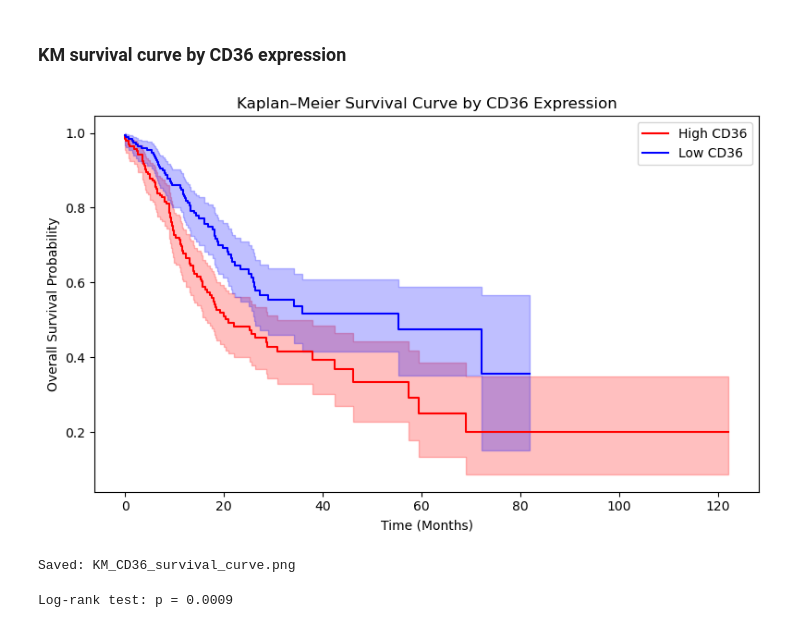
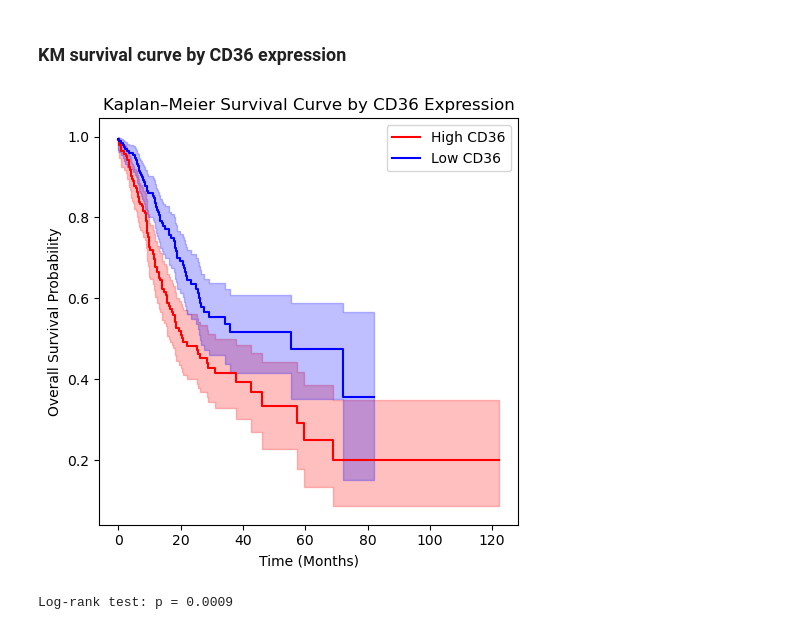
Before and after one commit to atanugiri/gastric-cancer, a Jupyter notebook: 01_Data_Analysis.ipynb, the cells around one changed output. Drawn from its saved outputs; the diff is of its cells as text; code cells hidden in the pictures.

```diff
--- a/01_Data_Analysis.ipynb
+++ b/01_Data_Analysis.ipynb
@@ -278,39 +285,37 @@ from lifelines import KaplanMeierFitter
 import matplotlib.pyplot as plt
 
 # Prepare data
 km_df = clinical_df[["Overall Survival (Months)", "Overall Survival Status", "CD36_Group"]].dropna()
 
 # Initialize KM fitter
 kmf = KaplanMeierFitter()
 
 # Set group-specific colors
 group_colors = {"High": "red", "Low": "blue"}
 
 # Plot
-plt.figure(figsize=(8, 5))
+plt.figure(figsize=(5, 5))
 
 for group in ["High", "Low"]:
     mask = km_df["CD36_Group"] == group
     kmf.fit(
         durations=km_df[mask]["Overall Survival (Months)"],
         event_observed=km_df[mask]["Overall Survival Status"],
         label=f"{group} CD36"
     )
     kmf.plot_survival_function(ci_show=True, color=group_colors[group])
 
 plt.title("Kaplan–Meier Survival Curve by CD36 Expression")
 plt.xlabel("Time (Months)")
 plt.ylabel("Overall Survival Probability")
 plt.tight_layout()
 
 # Save the figure
-plt.savefig("KM_CD36_survival_curve.png", dpi=300)
+plt.savefig("KM_CD36_survival_curve.png", dpi=300, bbox_inches="tight")
+plt.savefig("KM_CD36_survival_curve.pdf", bbox_inches="tight")
 plt.show()
-
-print("Saved: KM_CD36_survival_curve.png")
 # %% [output]
-[figure, old version]
+[figure, new version]
-Saved: KM_CD36_survival_curve.png
 # %%
 from lifelines.statistics import logrank_test
 
```
Also changed, not shown: parts of 13 cells of this notebook.
